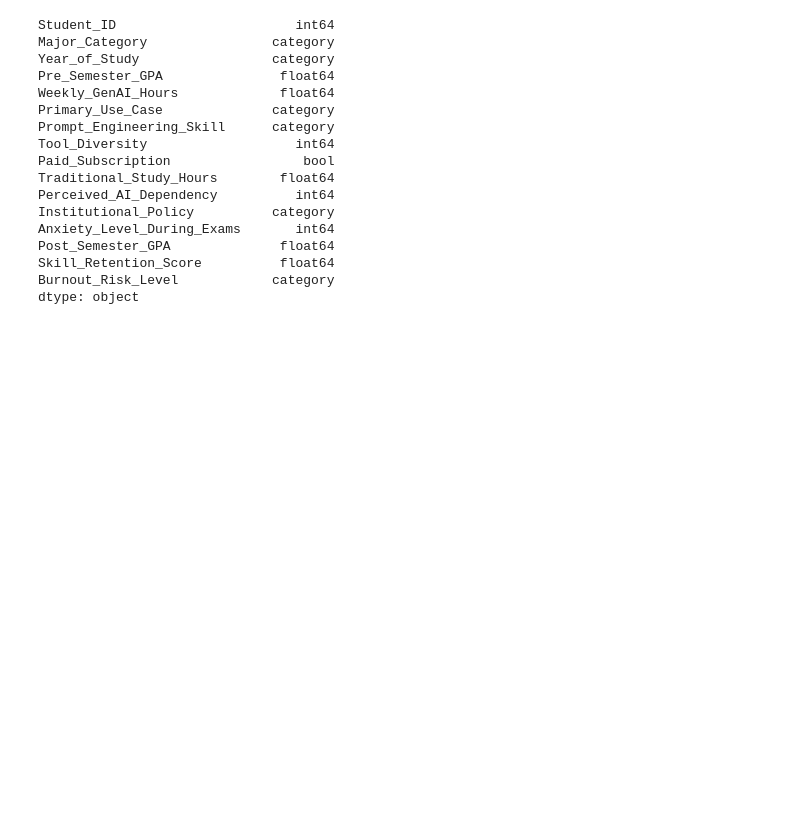
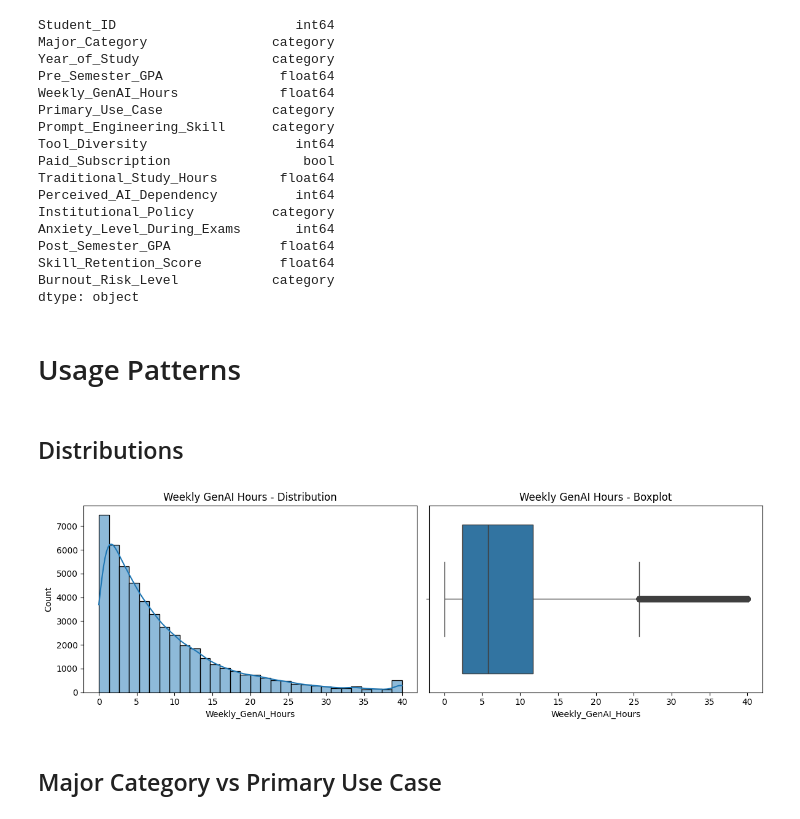
Before and after one commit to txxzd/Impact-Of-AI-on-Students-Analysis, a Jupyter notebook: data_analysis.ipynb, the cells around one changed output. Drawn from its saved outputs; the diff is of its cells as text; code cells hidden in the pictures; blank space fills up the shorter version.

```diff
--- a/data_analysis.ipynb
+++ b/data_analysis.ipynb
@@ -197,3 +198,20 @@ Post_Semester_GPA              float64
 Skill_Retention_Score          float64
 Burnout_Risk_Level            category
 dtype: object
+# %% [markdown]
+# Usage Patterns
+# %% [markdown]
+## Distributions
+# %%
+fig, axes = plt.subplots(1, 2, figsize=(12, 4))
+
+sns.histplot(df['Weekly_GenAI_Hours'], bins=30, kde=True, ax=axes[0])
+axes[0].set_title('Weekly GenAI Hours - Distribution')
+
+sns.boxplot(x=df['Weekly_GenAI_Hours'], ax=axes[1])
+axes[1].set_title('Weekly GenAI Hours - Boxplot')
+
+plt.tight_layout()
+plt.show()
+# %% [output]
+[figure, added]
@@ -199,0 +240,2 @@ dtype: object
+# %% [markdown]
+## Major Category vs Primary Use Case
```
Also changed, not shown: parts of 15 cells of this notebook.
